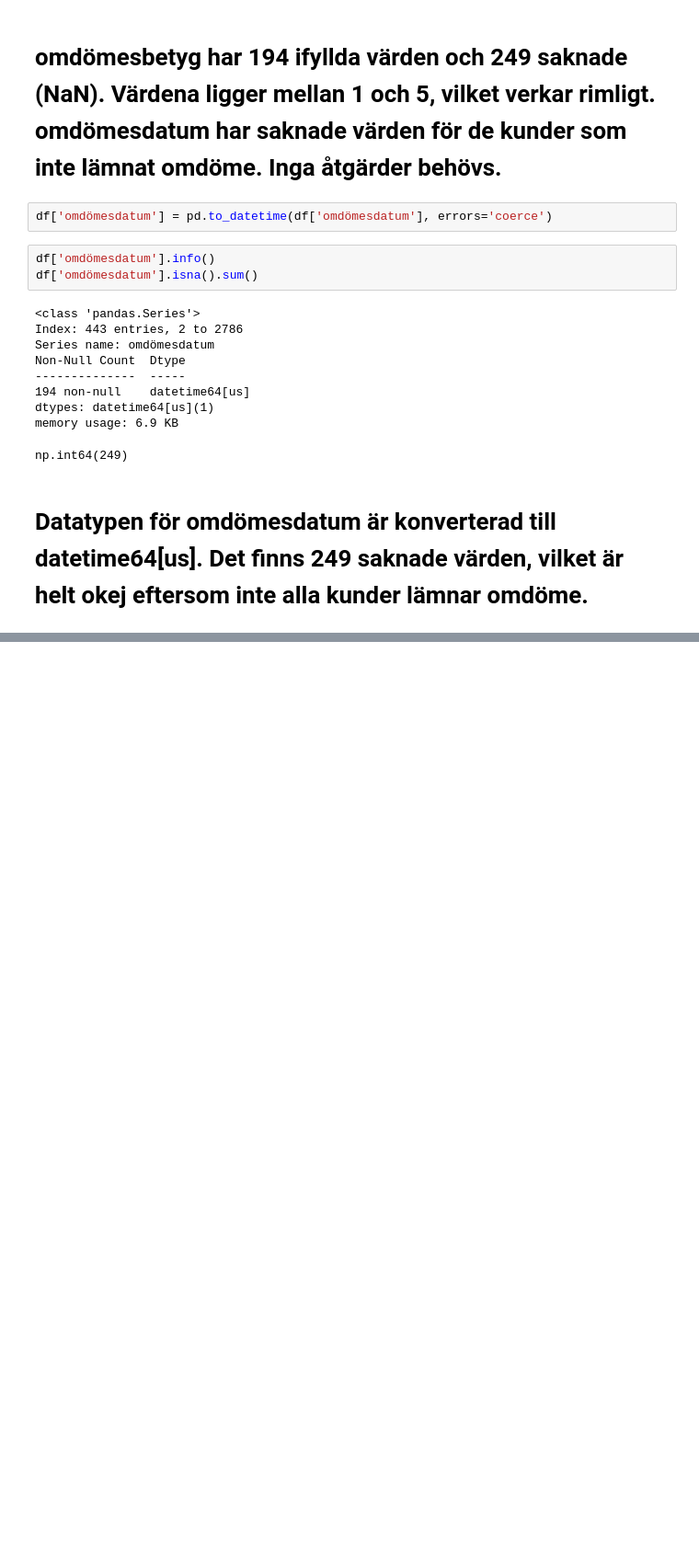
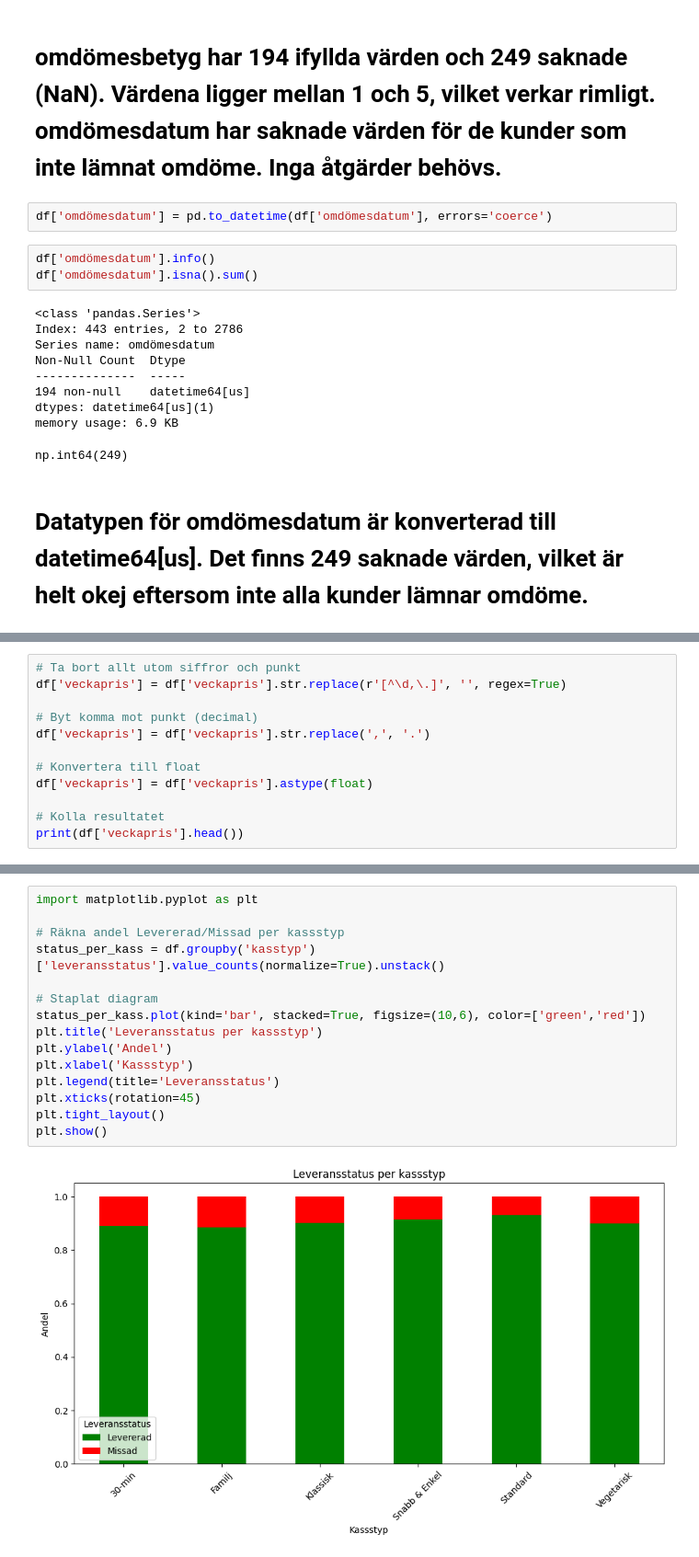
Before and after one commit to agneselner/matkassen-etl-pipeline, a Jupyter notebook: matkassen-etl/notebook/matkassen_tvattad.ipynb, the cells around one changed output, grey strips where cells are left out. Shown at 92% size. Saved outputs shown, nothing was run; the diff lists cells and outputs as text; blank space fills up the shorter version.

```diff
--- a/matkassen-etl/notebook/matkassen_tvattad.ipynb
+++ b/matkassen-etl/notebook/matkassen_tvattad.ipynb
@@ -1034,0 +1108,12 @@ np.int64(249)
+# %%
+# Ta bort allt utom siffror och punkt
+df['veckapris'] = df['veckapris'].str.replace(r'[^\d,\.]', '', regex=True)
+
+# Byt komma mot punkt (decimal)
+df['veckapris'] = df['veckapris'].str.replace(',', '.')
+
+# Konvertera till float
+df['veckapris'] = df['veckapris'].astype(float)
+
+# Kolla resultatet
+print(df['veckapris'].head())
@@ -1034,0 +1295,17 @@ np.int64(249)
+# %%
+import matplotlib.pyplot as plt
+
+# Räkna andel Levererad/Missad per kassstyp
+status_per_kass = df.groupby('kasstyp')['leveransstatus'].value_counts(normalize=True).unstack()
+
+# Staplat diagram
+status_per_kass.plot(kind='bar', stacked=True, figsize=(10,6), color=['green','red'])
+plt.title('Leveransstatus per kassstyp')
+plt.ylabel('Andel')
+plt.xlabel('Kassstyp')
+plt.legend(title='Leveransstatus')
+plt.xticks(rotation=45)
+plt.tight_layout()
+plt.show()
+# %% [output]
+[figure, added]
```
Also changed, not shown: parts of 21 cells of this notebook, 5 other files.
